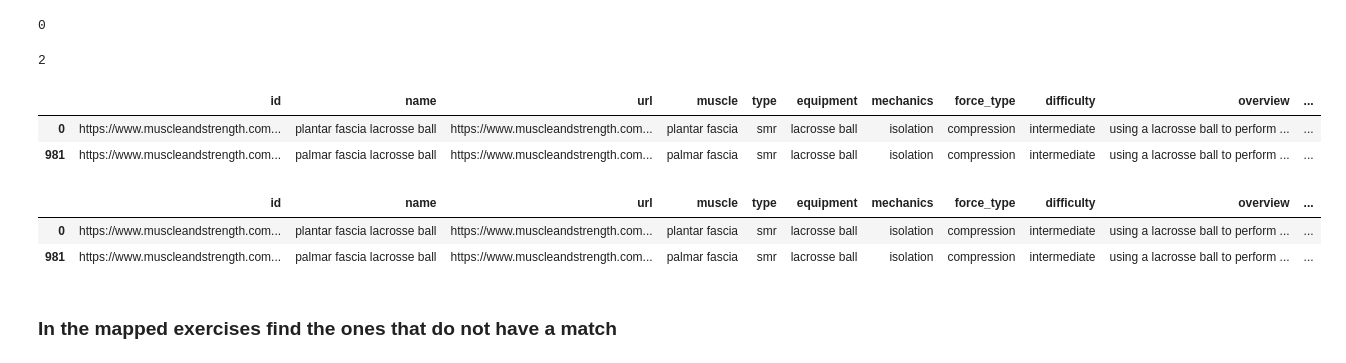
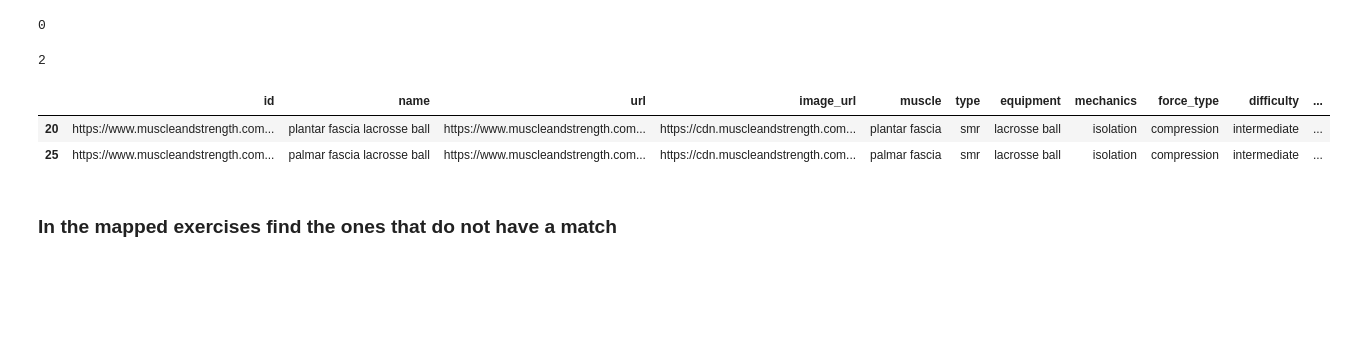
Before and after one commit to imdaredevil/fitness_kg, a Jupyter notebook: Entity Linking/Entity Linking.ipynb, the cells around one changed output. Cells and saved outputs as stored; diff of their text form; code cells hidden in the pictures; blank space fills up the shorter version.

```diff
--- a/Entity Linking/Entity Linking.ipynb
+++ b/Entity Linking/Entity Linking.ipynb
@@ -1092,7 +1386,7 @@ def rule_based_method(r1, r2):
 
     total = 0.5*score_1 + 0.5*score_2
 
-    return score_2 > MY_TRESH, total
+    return score_2 > MY_TRESH, score_2
 # %%
 s1 = "rope tricep extension"
 s2 = "Suspended Triceps Extension (with rope)"
@@ -1118,14 +1412,4 @@ for r1, r2 in pairs:
         output_df['exRx'].append(r2.name_string)
         output_df['result'].append(result)
         output_df['confidence'].append(confidence)
-
-        output_df['exrx_muscle'].append(r2.muscle)
+        output_df['exrx_muscle'].append(r1.muscle)
-# %%
-count=0
-pairs = rltk.get_record_pairs(ds1, ds2, block=block)
-for r1, r2 in pairs:
-    count+=1
-    print(r1.name_string , r2.name_string)
-    if count > 5:
-        break
-count
@@ -1169,11 +1439,11 @@ block_matched[["exRx"]].drop_duplicates().merge(exrx_exercise_group_df[["name",
 # %% [markdown]
 ### Find out any missing exercises that did not get blocked
 # %%
-exrx_exercises = set(exrx_exercise_group_df.name)
+exrx_exercises = set(exrx_exercise_df_merged_final.name)
 exrx_blocked = set()
 exrx_missing = set()
 
-musclenstren = set(exercise_group_df.name)
+musclenstren = set(exercise_df_merged.name)
 musclenstren_blocked = set()
 musclenstren_missing = set()
 
@@ -1193,15 +1463,9 @@ len(musclenstren_missing)
 # %% [output]
 2
 # %%
-exercise_group_df[exercise_group_df.name.isin(list(musclenstren_missing))]
+exercise_df_merged[exercise_df_merged.name.isin(list(musclenstren_missing))]
 # %% [output]
-|  | id | name | url | muscle | type | equipment | mechanics | force_type | difficulty | overview | ... |
-| 0 | https://www.muscleandstrength.com... | plantar fascia lacrosse ball | https://www.muscleandstrength.com... | plantar fascia | smr | lacrosse ball | isolation | compression | intermediate | using a lacrosse ball to perform ... | ... |
-| 981 | https://www.muscleandstrength.com... | palmar fascia lacrosse ball | https://www.muscleandstrength.com... | palmar fascia | smr | lacrosse ball | isolation | compression | intermediate | using a lacrosse ball to perform ... | ... |
+|  | id | name | url | image_url | muscle | type | equipment | mechanics | force_type | difficulty | ... |
+| 20 | https://www.muscleandstrength.com... | plantar fascia lacrosse ball | https://www.muscleandstrength.com... | https://cdn.muscleandstrength.com... | plantar fascia | smr | lacrosse ball | isolation | compression | intermediate | ... |
+| 25 | https://www.muscleandstrength.com... | palmar fascia lacrosse ball | https://www.muscleandstrength.com... | https://cdn.muscleandstrength.com... | palmar fascia | smr | lacrosse ball | isolation | compression | intermediate | ... |
-# %%
-exercise_group_df[exercise_group_df.name.isin(list(musclenstren_missing))]
-# %% [output]
-|  | id | name | url | muscle | type | equipment | mechanics | force_type | difficulty | overview | ... |
-| 0 | https://www.muscleandstrength.com... | plantar fascia lacrosse ball | https://www.muscleandstrength.com... | plantar fascia | smr | lacrosse ball | isolation | compression | intermediate | using a lacrosse ball to perform ... | ... |
-| 981 | https://www.muscleandstrength.com... | palmar fascia lacrosse ball | https://www.muscleandstrength.com... | palmar fascia | smr | lacrosse ball | isolation | compression | intermediate | using a lacrosse ball to perform ... | ... |
 # %%
```
Also changed, not shown: parts of 292 cells of this notebook, 14 other files.
